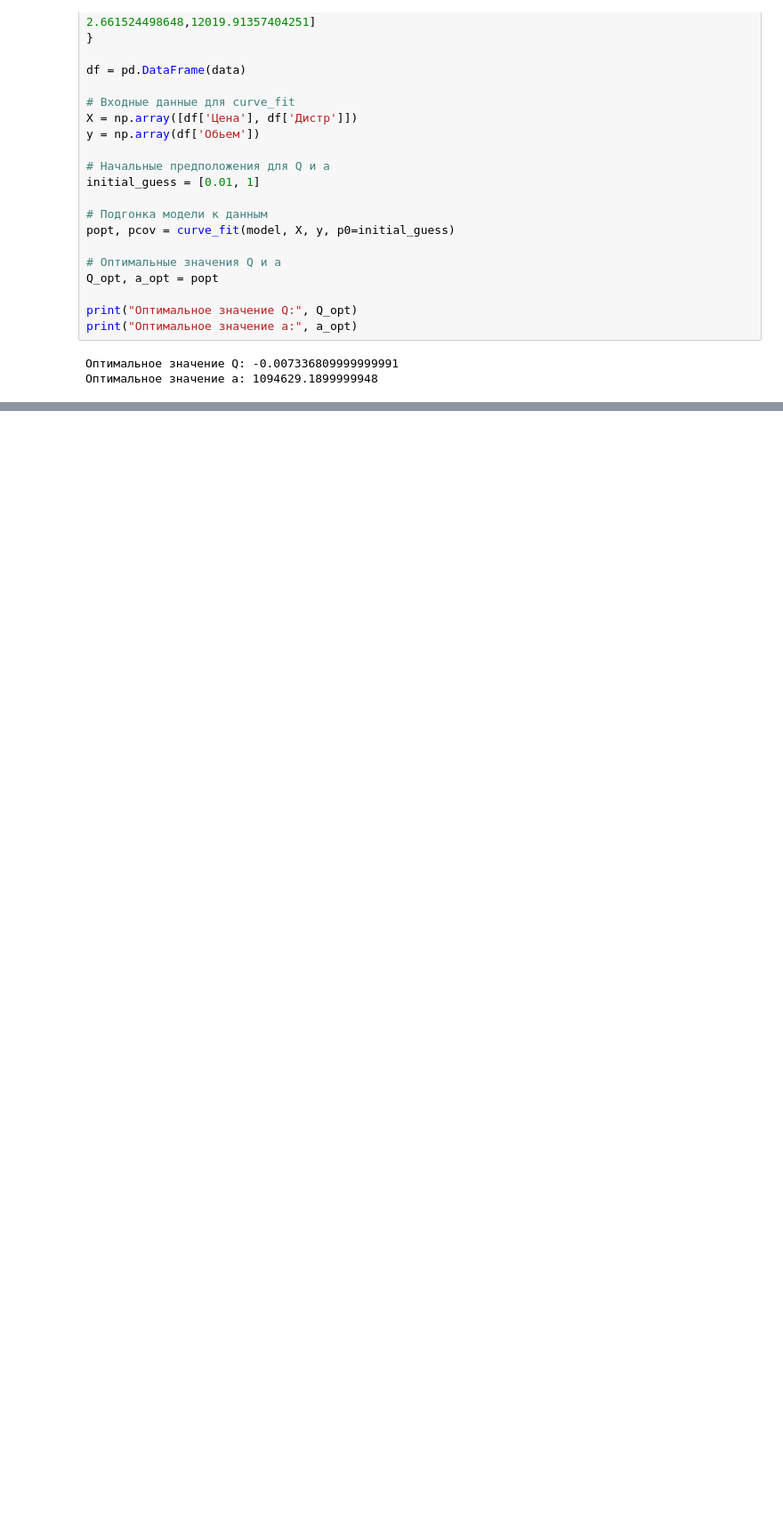
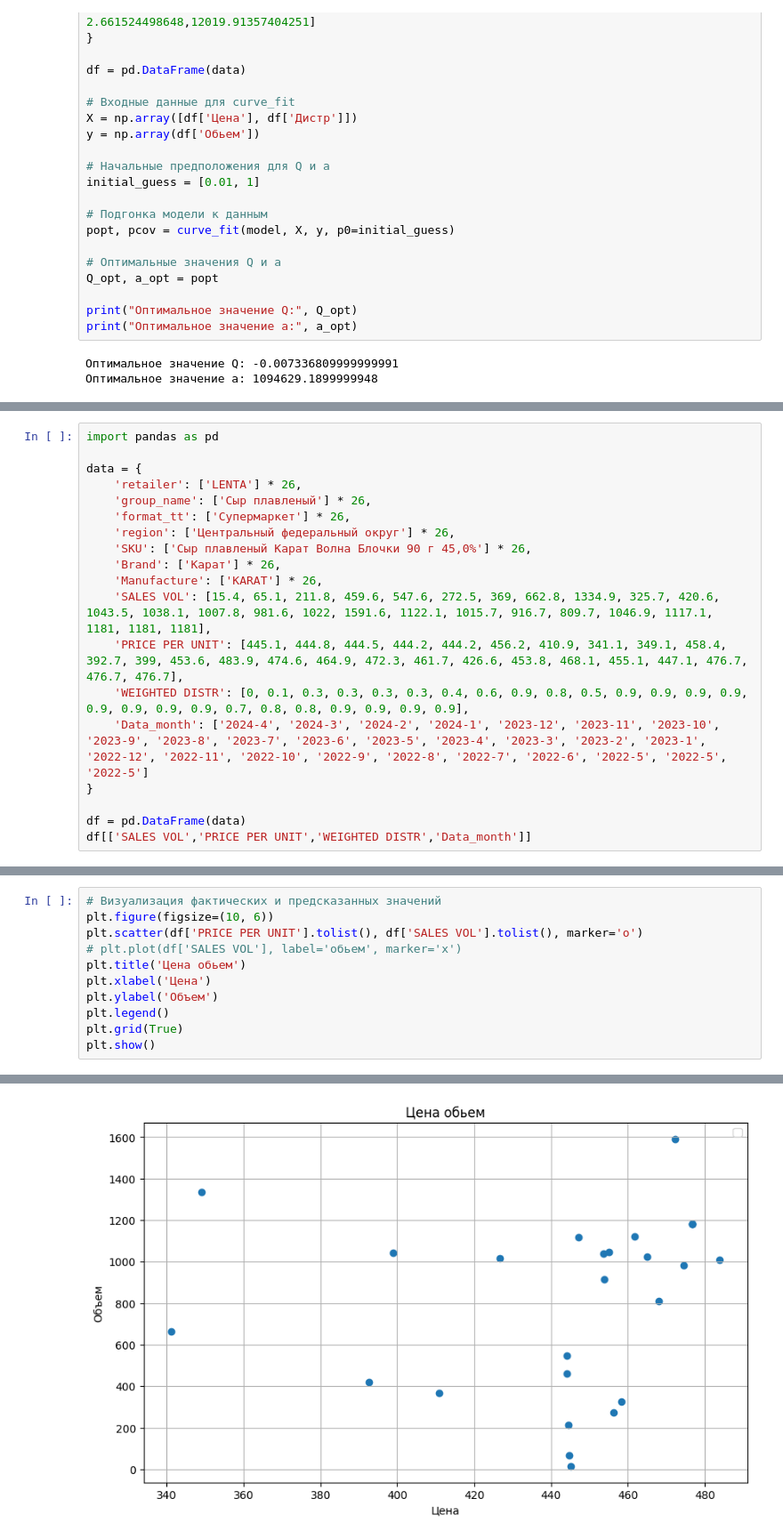
Before and after one commit to budennovsk/Pandas, a Jupyter notebook: regression.ipynb, the cells around one changed output, grey strips where cells are left out. Shown: that part at 89% size. Cells and saved outputs as stored; diff of their text form; blank space fills up the shorter version.

```diff
--- a/regression.ipynb
+++ b/regression.ipynb
@@ -40,0 +90,19 @@ print("Оптимальное значение a:", a_opt)
+# %%
+import pandas as pd
+
+data = {
+    'retailer': ['LENTA'] * 26,
+    'group_name': ['Сыр плавленый'] * 26,
+    'format_tt': ['Супермаркет'] * 26,
+    'region': ['Центральный федеральный округ'] * 26,
+    'SKU': ['Сыр плавленый Карат Волна Блочки 90 г 45,0%'] * 26,
+    'Brand': ['Карат'] * 26,
+    'Manufacture': ['KARAT'] * 26,
+    'SALES VOL': [15.4, 65.1, 211.8, 459.6, 547.6, 272.5, 369, 662.8, 1334.9, 325.7, 420.6, 1043.5, 1038.1, 1007.8, 981.6, 1022, 1591.6, 1122.1, 1015.7, 916.7, 809.7, 1046.9, 1117.1, 1181, 1181, 1181],
+    'PRICE PER UNIT': [445.1, 444.8, 444.5, 444.2, 444.2, 456.2, 410.9, 341.1, 349.1, 458.4, 392.7, 399, 453.6, 483.9, 474.6, 464.9, 472.3, 461.7, 426.6, 453.8, 468.1, 455.1, 447.1, 476.7, 476.7, 476.7],
+    'WEIGHTED DISTR': [0, 0.1, 0.3, 0.3, 0.3, 0.3, 0.4, 0.6, 0.9, 0.8, 0.5, 0.9, 0.9, 0.9, 0.9, 0.9, 0.9, 0.9, 0.9, 0.7, 0.8, 0.8, 0.9, 0.9, 0.9, 0.9],
+    'Data_month': ['2024-4', '2024-3', '2024-2', '2024-1', '2023-12', '2023-11', '2023-10', '2023-9', '2023-8', '2023-7', '2023-6', '2023-5', '2023-4', '2023-3', '2023-2', '2023-1', '2022-12', '2022-11', '2022-10', '2022-9', '2022-8', '2022-7', '2022-6', '2022-5', '2022-5', '2022-5']
+}
+
+df = pd.DataFrame(data)
+df[['SALES VOL','PRICE PER UNIT','WEIGHTED DISTR','Data_month']]
@@ -40,0 +198,12 @@ print("Оптимальное значение a:", a_opt)
+# %%
+# Визуализация фактических и предсказанных значений
+plt.figure(figsize=(10, 6))
+plt.scatter(df['PRICE PER UNIT'].tolist(), df['SALES VOL'].tolist(), marker='o')
+# plt.plot(df['SALES VOL'], label='обьем', marker='x')
+plt.title('Цена обьем')
+plt.xlabel('Цена')
+plt.ylabel('Объем')
+plt.legend()
+plt.grid(True)
+plt.show()
+# %% [output]
@@ -40,0 +211 @@ print("Оптимальное значение a:", a_opt)
+[figure, added]
```
Also changed, not shown: parts of 12 cells of this notebook.
